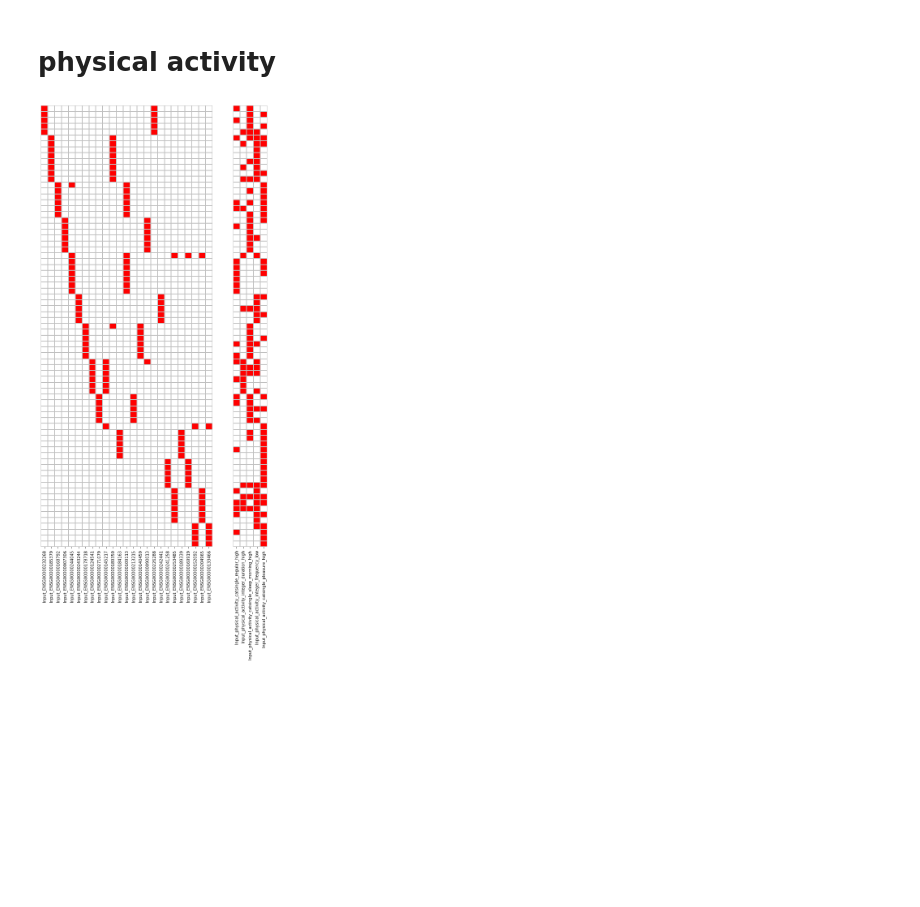
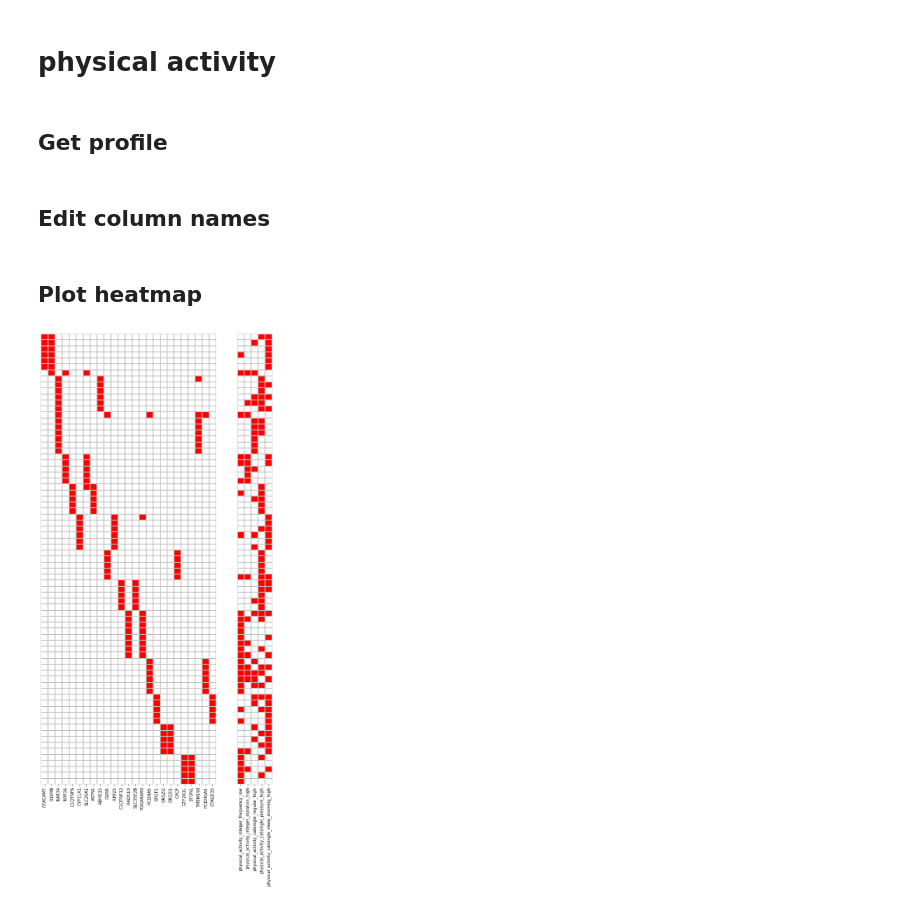
Before and after one commit to deeprob/bmi_lifestyle_factors, a Jupyter notebook: src/notebooks/5_genotype_lifestyle_heatmap.ipynb, the cells around one changed output. Saved outputs shown, nothing was run; the diff lists cells and outputs as text; code cells hidden in the pictures; blank space fills up the shorter version.

Commit message:
geno-lifestyle-map-added

```diff
--- a/src/notebooks/5_genotype_lifestyle_heatmap.ipynb
+++ b/src/notebooks/5_genotype_lifestyle_heatmap.ipynb
@@ -17,7 +17,12 @@ rarecomb_in_file = "/data5/deepro/ukbiobank/analysis/bmi_project/lifestyle_facto
 lfs=["mental_health", "diet", "physical_activity"]
 phenotypes_file = "/data5/UK_Biobank/bmi_project/combinations/all_combinations/sample_tables/white_british_samples_with_residuals.csv"
 pheno_cases = "/data5/UK_Biobank/bmi_project/combinations/white_british/cases_controls/high_low_cases.txt"
+gencode_file = '/data5/bx_reference/hg38/annotations/gene_annotations/GENCODE39/gencode.v39.parsed.genes.tsv'
 save_dir = "/data5/deepro/ukbiobank/analysis/bmi_project/lifestyle_factors/data/results/figures"
+# %%
+gencode = pd.read_csv(gencode_file, sep='\t', low_memory=False)
+gencode["gene_id_stripped"] = gencode["gene_id"].str.split(".", expand=True)[0]
+gene_symbol_dict = dict(zip(gencode.gene_id_stripped, gencode.gene_name))
 # %%
 def get_profiles_enriched_combos(combo_file, lf, cases, item_2_type, ncombos):
     combinations_df = pd.read_csv(combo_file, low_memory=False)
@@ -42,12 +47,26 @@ def get_profiles_enriched_combos(combo_file, lf, cases, item_2_type, ncombos):
     selected_profile_df = profile_df.loc[profile_df.eval(cond)]
     return selected_profile_df, gene_columns_to_use, lifestyle_columns_to_use
 # %%
+def edit_profile_df_colnames(colnames, gene_symbol_dict):
+    new_gene_cols = []
+    new_lf_cols = []
+    new_colnames = []
+    for c in colnames:
+        if c.startswith("Input_ENSG"):
+            item_name = gene_symbol_dict[c.replace("Input_", "")]
+            new_gene_cols.append(item_name)
+        else:
+            item_name = c.replace("Input_", "")
+            new_lf_cols.append(item_name)
+        new_colnames.append(item_name)
+    return new_colnames, new_gene_cols, new_lf_cols
+
 def save_heatmap(selected_profile_df, gene_cols, lf_cols, save_file, figsize, lw):
     selected_profile_df = selected_profile_df.loc[:, (selected_profile_df!=0).any(axis=0)]
     gene_cols = [c for c in gene_cols if c in selected_profile_df.columns]
     lf_cols = [c for c in lf_cols if c in selected_profile_df.columns]
     selected_profile_df = selected_profile_df.sort_values(gene_cols, ascending=False)
-    # pdf_store = PdfPages(save_file)
+    pdf_store = PdfPages(save_file)
     fig, ax = plt.subplots(1,2, figsize=figsize, gridspec_kw={'width_ratios': [len(gene_cols), len(lf_cols)]})
     g1 = sns.heatmap(
         data=selected_profile_df.loc[:, gene_cols],
@@ -69,8 +88,8 @@ def save_heatmap(selected_profile_df, gene_cols, lf_cols, save_file, figsize, lw
         yticklabels=False,
         square=False,
         )
-    # pdf_store.savefig(g.fig, bbox_inches='tight')
-    # pdf_store.close()
+    pdf_store.savefig(fig, bbox_inches='tight')
+    pdf_store.close()
     return
 # %% [markdown]
 # mental health
@@ -91,8 +132,19 @@ save_heatmap(d_selected_profile_df, d_gene_cols, d_lf_cols, "", (15, 30), 1.5)
 # %% [markdown]
 # physical activity
+# %% [markdown]
+## Get profile
 # %%
 pa_selected_profile_df, pa_gene_cols, pa_lf_cols = get_profiles_enriched_combos(combo3_file, "physical_activity", pheno_cases, "gene", 3)
+# %% [markdown]
+## Edit column names
+# %%
+pa_selected_profile_df_colnames, pa_gene_cols, pa_lf_cols = edit_profile_df_colnames(pa_selected_profile_df.columns, gene_symbol_dict)
+pa_selected_profile_df.columns = pa_selected_profile_df_colnames
+pa_lf_cols.remove("bmi")
+# %% [markdown]
+## Plot heatmap
 # %%
-save_heatmap(pa_selected_profile_df, pa_gene_cols, pa_lf_cols, "", (10, 20), 1.5)
+pa_save_file = "/data5/deepro/ukbiobank/analysis/bmi_project/lifestyle_factors/data/results/figures/physical_activity_lf_gene_gene.pdf"
+save_heatmap(pa_selected_profile_df, pa_gene_cols, pa_lf_cols, pa_save_file, (10, 20), 1.5)
 # %% [output]
-[figure, old version]
+[figure, new version]
```
Also changed, not shown: parts of 10 cells of this notebook.
